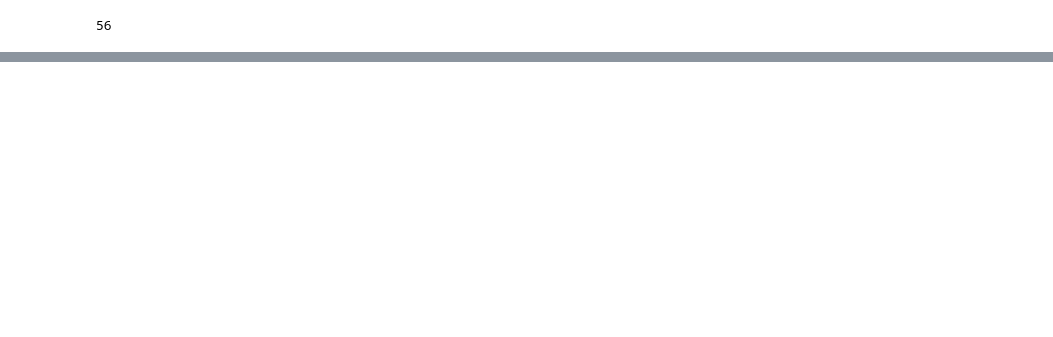
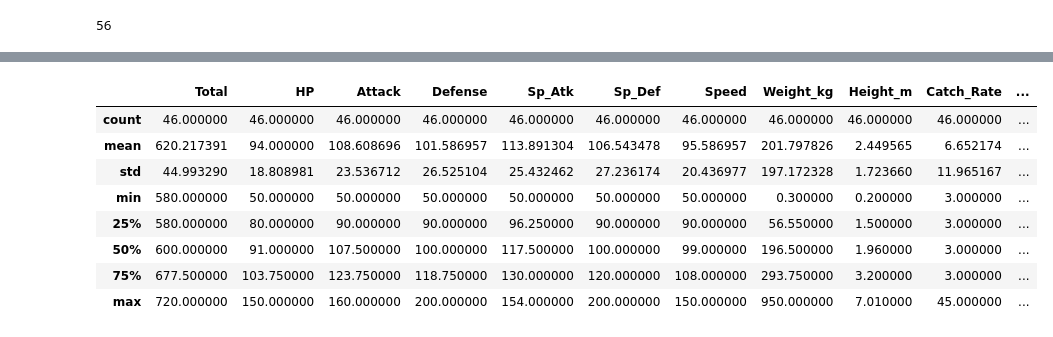
Before and after one commit to jebersabe/EDA-Projects, a Jupyter notebook: PS2 - CS129.ipynb, the cells around one changed output, grey strips where cells are left out. Cells and saved outputs as stored; diff of their text form; code cells hidden in the pictures; blank space fills up the shorter version.

```diff
--- a/PS2 - CS129.ipynb
+++ b/PS2 - CS129.ipynb
@@ -72,0 +135,14 @@ sum(pokemon.Type_1 == 'Fire') + sum(pokemon.Type_2 == 'Fire')
+# %%
+df1 = pokemon[pokemon.isLegendary == True][['Total','HP','Attack','Defense','Sp_Atk', 'Sp_Def', 'Speed', 'Weight_kg', 'Height_m','Catch_Rate','Pr_Male']]
+# %%
+df1.describe()
+# %% [output]
+|  | Total | HP | Attack | Defense | Sp_Atk | Sp_Def | Speed | Weight_kg | Height_m | Catch_Rate | ... |
+| count | 46.000000 | 46.000000 | 46.000000 | 46.000000 | 46.000000 | 46.000000 | 46.000000 | 46.000000 | 46.000000 | 46.000000 | ... |
+| mean | 620.217391 | 94.000000 | 108.608696 | 101.586957 | 113.891304 | 106.543478 | 95.586957 | 201.797826 | 2.449565 | 6.652174 | ... |
+| std | 44.993290 | 18.808981 | 23.536712 | 26.525104 | 25.432462 | 27.236174 | 20.436977 | 197.172328 | 1.723660 | 11.965167 | ... |
+| min | 580.000000 | 50.000000 | 50.000000 | 50.000000 | 50.000000 | 50.000000 | 50.000000 | 0.300000 | 0.200000 | 3.000000 | ... |
+| 25% | 580.000000 | 80.000000 | 90.000000 | 90.000000 | 96.250000 | 90.000000 | 90.000000 | 56.550000 | 1.500000 | 3.000000 | ... |
+| 50% | 600.000000 | 91.000000 | 107.500000 | 100.000000 | 117.500000 | 100.000000 | 99.000000 | 196.500000 | 1.960000 | 3.000000 | ... |
+| 75% | 677.500000 | 103.750000 | 123.750000 | 118.750000 | 130.000000 | 120.000000 | 108.000000 | 293.750000 | 3.200000 | 3.000000 | ... |
+| max | 720.000000 | 150.000000 | 160.000000 | 200.000000 | 154.000000 | 200.000000 | 150.000000 | 950.000000 | 7.010000 | 45.000000 | ... |
```
Also changed, not shown: parts of 14 cells of this notebook, 1 other file.
